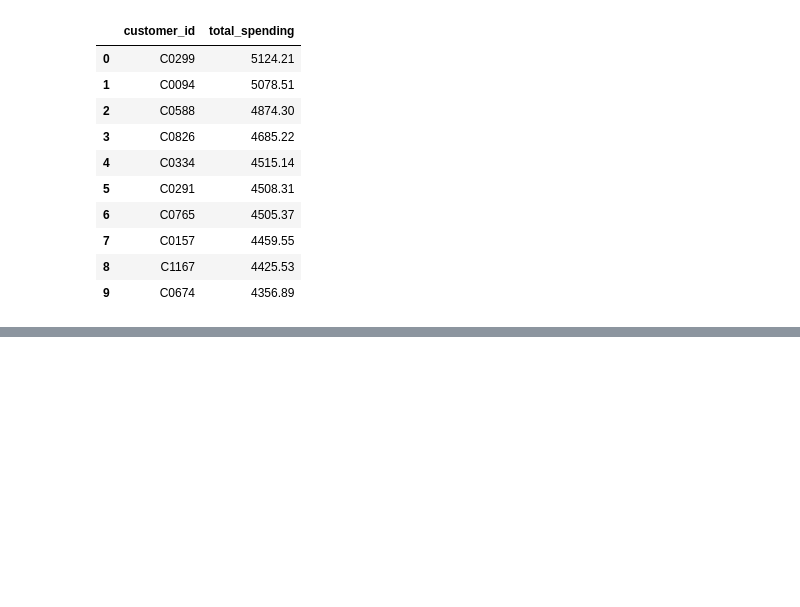
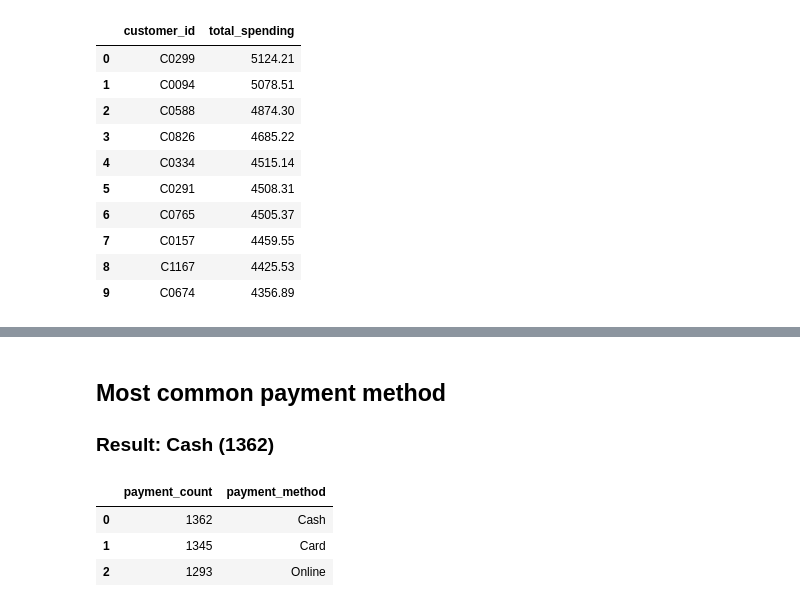
Before and after one commit to VyacheslavTurubanov/Retail_Sales, a Jupyter notebook: notebooks/data_exploration.ipynb, the cells around one changed output, grey strips where cells are left out. Cells and saved outputs as stored; diff of their text form; code cells hidden in the pictures; blank space fills up the shorter version.

```diff
--- a/notebooks/data_exploration.ipynb
+++ b/notebooks/data_exploration.ipynb
@@ -538,0 +543,16 @@ ORDER BY SUM(orders.quantity * products.price) DESC
+# %% [markdown]
+## Most common payment method
+### Result: Cash (1362)
+# %%
+pd.read_sql("""
+SELECT COUNT(orders.payment_method) as payment_count,
+    orders.payment_method
+FROM orders
+GROUP BY orders.payment_method
+ORDER BY payment_count DESC
+""", conn)
+# %% [output]
+|  | payment_count | payment_method |
+| 0 | 1362 | Cash |
+| 1 | 1345 | Card |
+| 2 | 1293 | Online |
```
Also changed, not shown: parts of 7 cells of this notebook, 1 other file.
